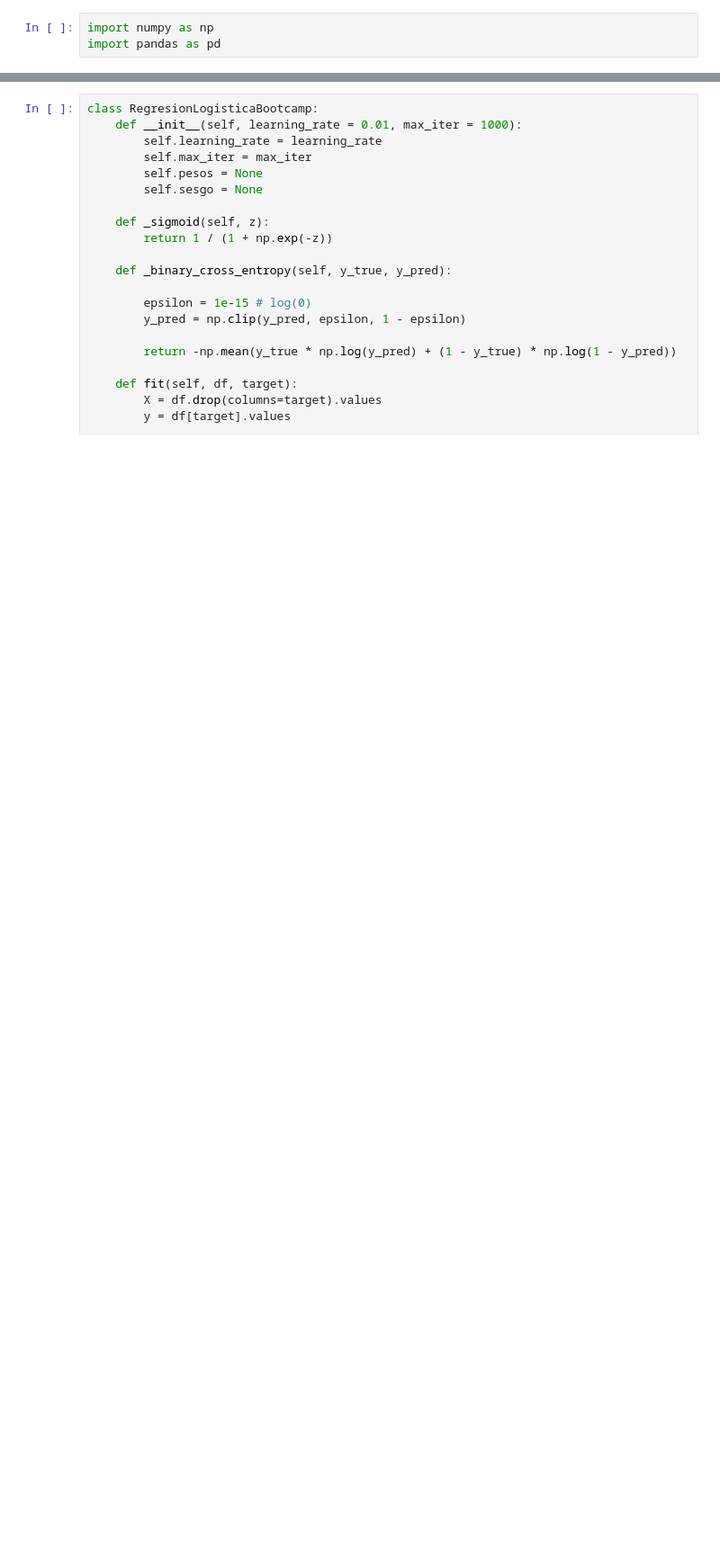
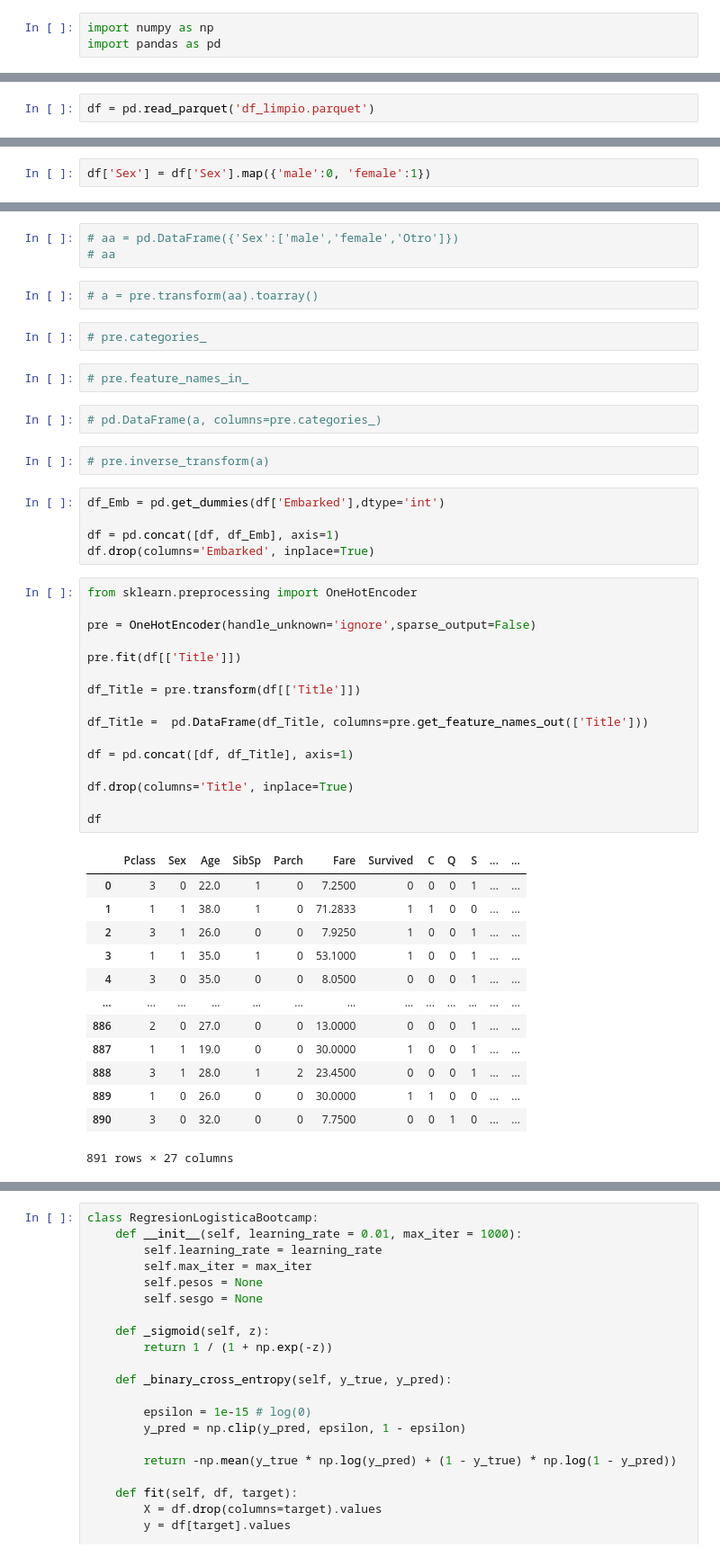
Before and after one commit to ronaldespinozaa/DS102024, a Jupyter notebook: 3-MachineLearning/2-Supervisado/Ejercicios/practica2_prof.ipynb, the cells around one changed output, grey strips where cells are left out. Shown at 90% size. Drawn from its saved outputs; the diff is of its cells as text; blank space fills up the shorter version.

```diff
--- a/3-MachineLearning/2-Supervisado/Ejercicios/practica2_prof.ipynb
+++ b/3-MachineLearning/2-Supervisado/Ejercicios/practica2_prof.ipynb
@@ -20,0 +29,2 @@ titanic
+# %%
+df = pd.read_parquet('df_limpio.parquet')
@@ -20,0 +38,2 @@ titanic
+# %%
+df['Sex'] = df['Sex'].map({'male':0, 'female':1})
@@ -20,0 +51,48 @@ titanic
+# %%
+# aa = pd.DataFrame({'Sex':['male','female','Otro']})
+# aa
+# %%
+# a = pre.transform(aa).toarray()
+# %%
+# pre.categories_
+# %%
+# pre.feature_names_in_
+# %%
+# pd.DataFrame(a, columns=pre.categories_)
+# %%
+# pre.inverse_transform(a)
+# %%
+df_Emb = pd.get_dummies(df['Embarked'],dtype='int')
+
+df = pd.concat([df, df_Emb], axis=1)
+df.drop(columns='Embarked', inplace=True)
+# %%
+from sklearn.preprocessing import OneHotEncoder
+
+pre = OneHotEncoder(handle_unknown='ignore',sparse_output=False)
+
+pre.fit(df[['Title']])
+
+df_Title = pre.transform(df[['Title']])
+
+df_Title =  pd.DataFrame(df_Title, columns=pre.get_feature_names_out(['Title']))
+
+df = pd.concat([df, df_Title], axis=1)
+
+df.drop(columns='Title', inplace=True)
+
+df
+# %% [output]
+|  | Pclass | Sex | Age | SibSp | Parch | Fare | Survived | C | Q | S | ... | ... |
+| 0 | 3 | 0 | 22.0 | 1 | 0 | 7.2500 | 0 | 0 | 0 | 1 | ... | ... |
+| 1 | 1 | 1 | 38.0 | 1 | 0 | 71.2833 | 1 | 1 | 0 | 0 | ... | ... |
+| 2 | 3 | 1 | 26.0 | 0 | 0 | 7.9250 | 1 | 0 | 0 | 1 | ... | ... |
+| 3 | 1 | 1 | 35.0 | 1 | 0 | 53.1000 | 1 | 0 | 0 | 1 | ... | ... |
+| 4 | 3 | 0 | 35.0 | 0 | 0 | 8.0500 | 0 | 0 | 0 | 1 | ... | ... |
+| ... | ... | ... | ... | ... | ... | ... | ... | ... | ... | ... | ... | ... |
+| 886 | 2 | 0 | 27.0 | 0 | 0 | 13.0000 | 0 | 0 | 0 | 1 | ... | ... |
+| 887 | 1 | 1 | 19.0 | 0 | 0 | 30.0000 | 1 | 0 | 0 | 1 | ... | ... |
+| 888 | 3 | 1 | 28.0 | 1 | 2 | 23.4500 | 0 | 0 | 0 | 1 | ... | ... |
+| 889 | 1 | 0 | 26.0 | 0 | 0 | 30.0000 | 1 | 1 | 0 | 0 | ... | ... |
+| 890 | 3 | 0 | 32.0 | 0 | 0 | 7.7500 | 0 | 0 | 1 | 0 | ... | ... |
+891 rows × 27 columns
```
Also changed, not shown: parts of 22 cells of this notebook.
